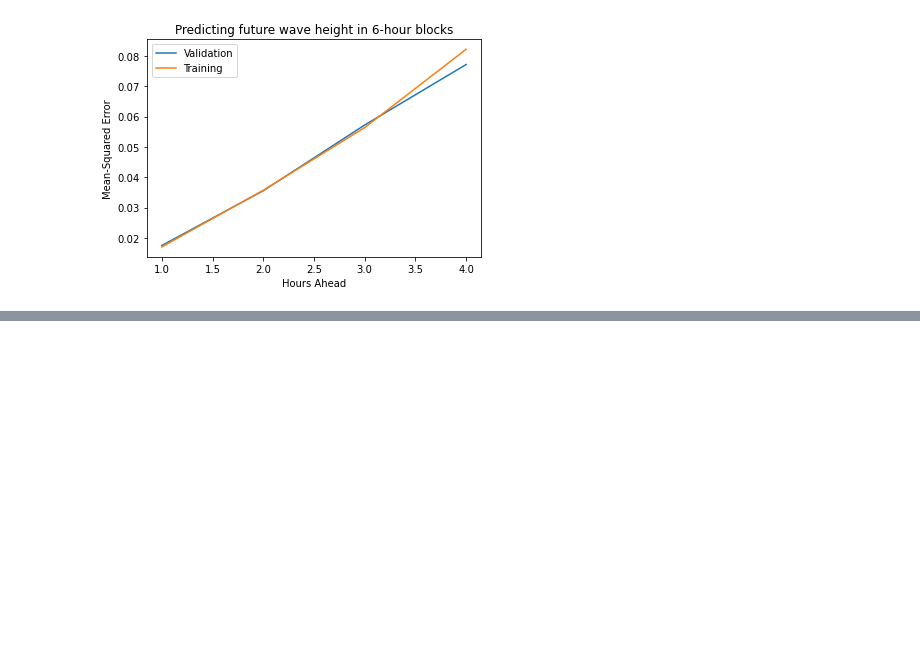
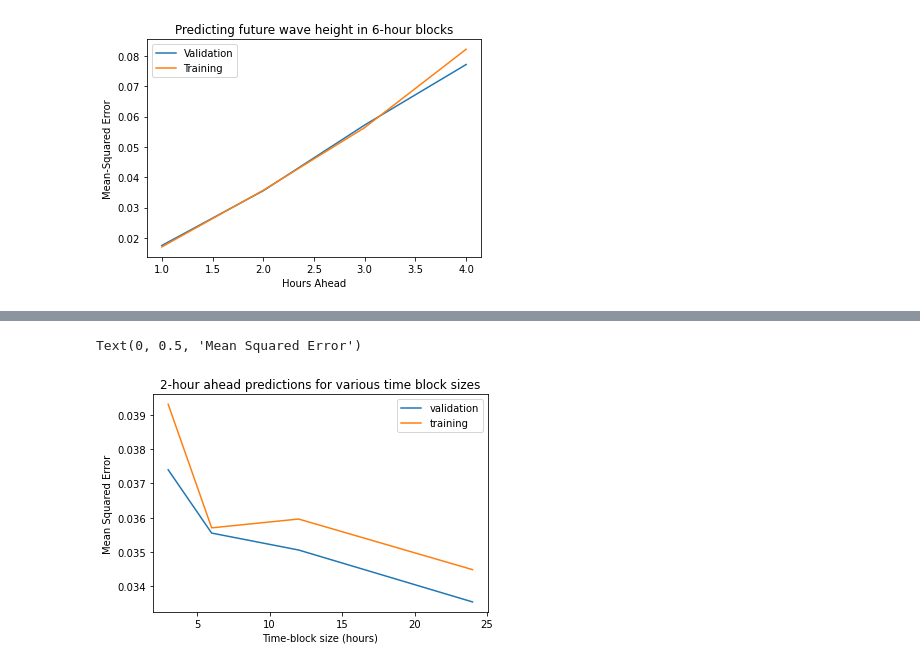
Before and after one commit to daltHub/machine_learning_project, a Jupyter notebook: time_series_regression.ipynb, the cells around one changed output, grey strips where cells are left out. Drawn from its saved outputs; the diff is of its cells as text; code cells hidden in the pictures; blank space fills up the shorter version.

```diff
--- a/time_series_regression.ipynb
+++ b/time_series_regression.ipynb
@@ -416,0 +433,16 @@ mse2_1_train = mtr.calculate_mse(pred = preds2_1_train, true = Y2_1_train)
+# %%
+# 2 step predictions
+block_size = [24,12,6,3]
+mse = [mse24_2,mse12_2,mse6_2,mse3_2]
+mse_train = [mse24_2_train,mse12_2_train,mse6_2_train,mse3_2_train]
+
+plt.figure("2 hour predictions")
+plt.plot(block_size, mse, label = 'validation')
+plt.plot(block_size, mse_train, label = 'training')
+plt.legend()
+plt.title('2-hour ahead predictions for various time block sizes')
+plt.xlabel('Time-block size (hours)')
+plt.ylabel('Mean Squared Error')
+# %% [output]
+Text(0, 0.5, 'Mean Squared Error')
+[figure, added]
```
Also changed, not shown: parts of 7 cells of this notebook.
